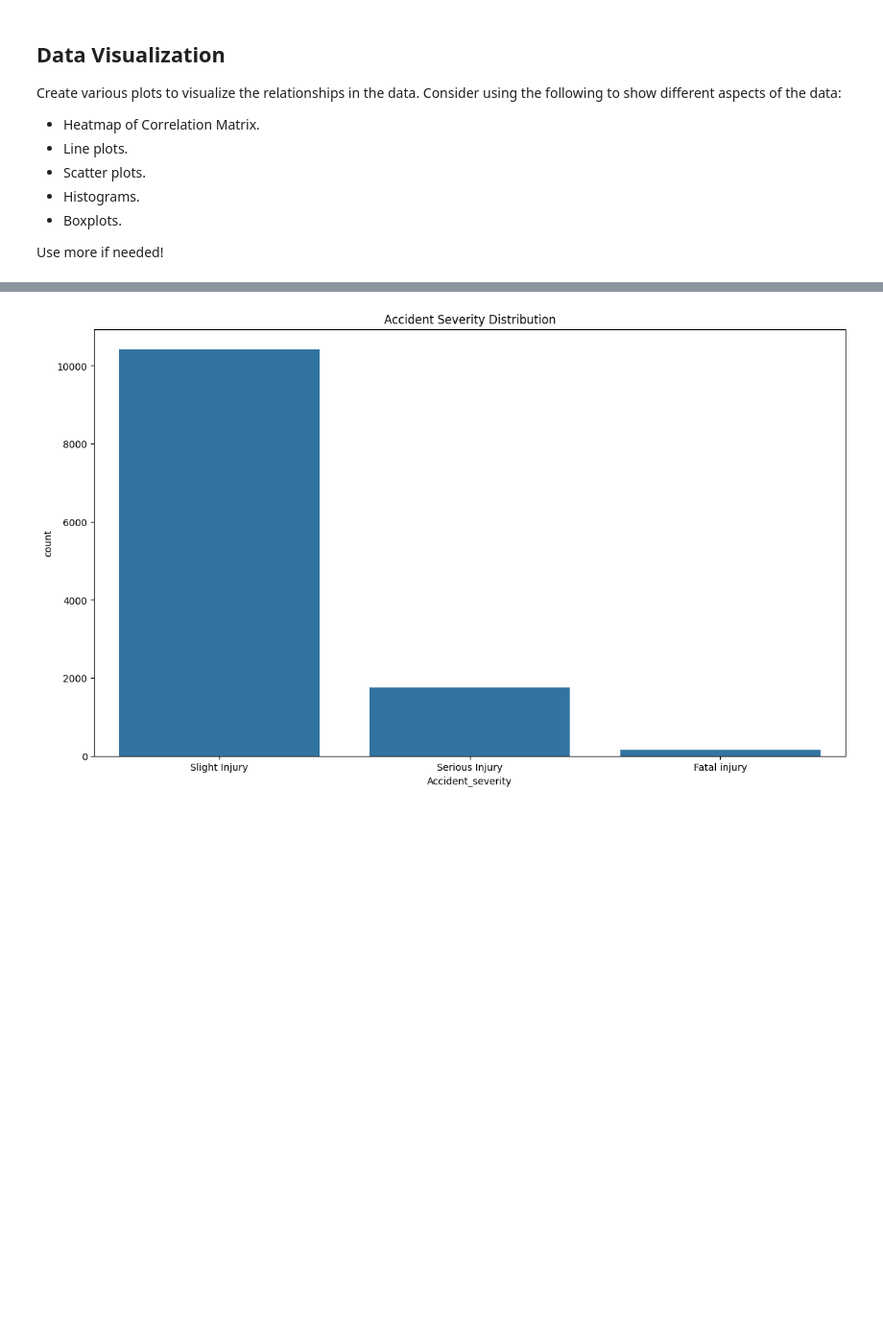
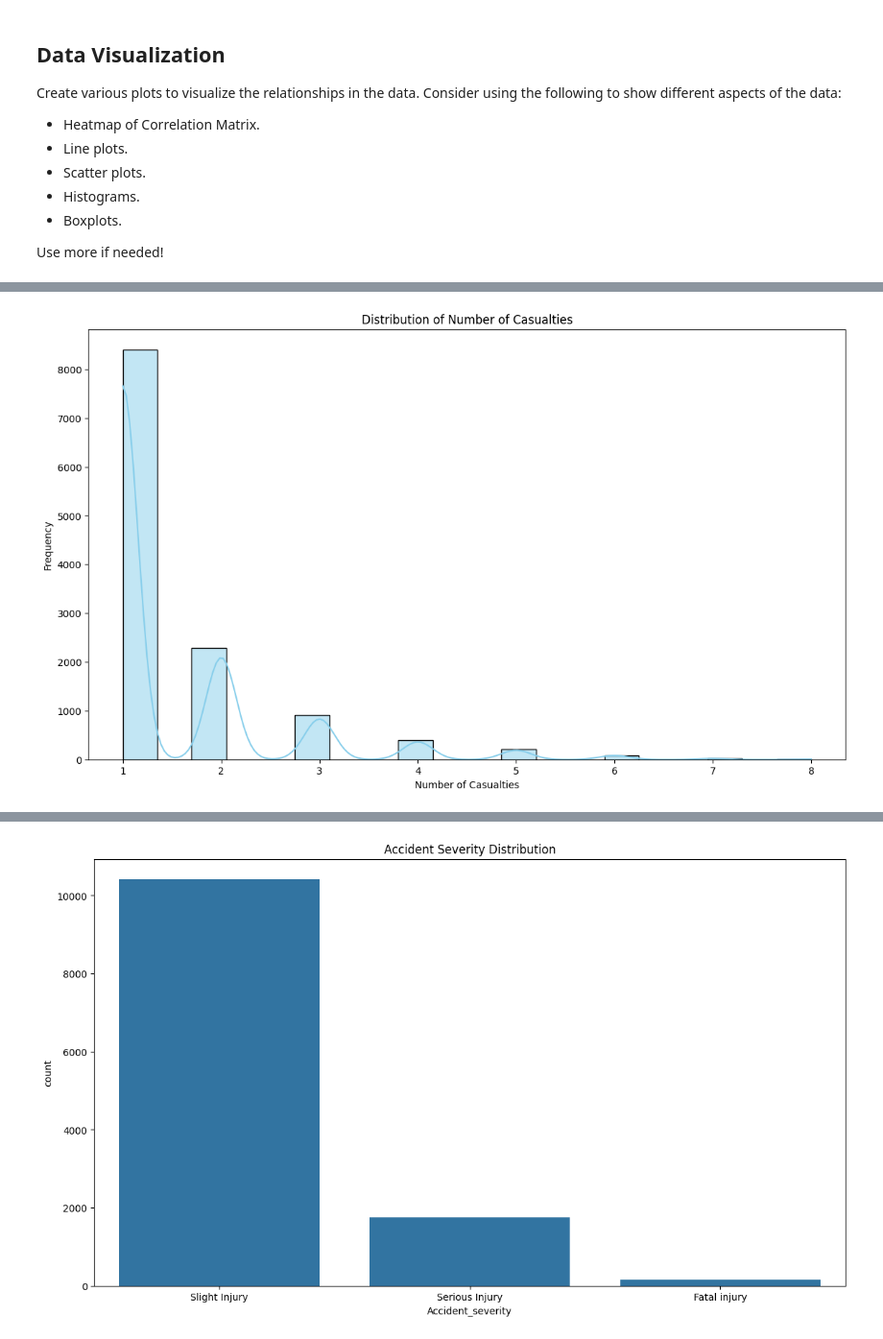
Before and after one commit to 7atemAlawwad/T5, a Jupyter notebook: Weekly_Project.ipynb, the cells around one changed output, grey strips where cells are left out. Shown at 96% size. Cells and saved outputs as stored; diff of their text form; code cells hidden in the pictures; blank space fills up the shorter version.

```diff
--- a/Weekly_Project.ipynb
+++ b/Weekly_Project.ipynb
@@ -138,0 +161,9 @@ Use more if needed!
+# %%
+plt.figure(figsize=(14, 8))
+sns.histplot(data=df, x='Number_of_casualties', bins=20, kde=True, color='skyblue')
+plt.title('Distribution of Number of Casualties')
+plt.xlabel('Number of Casualties')
+plt.ylabel('Frequency')
+plt.show()
+# %% [output]
+[figure, added]
```
Also changed, not shown: parts of 3 cells of this notebook.
